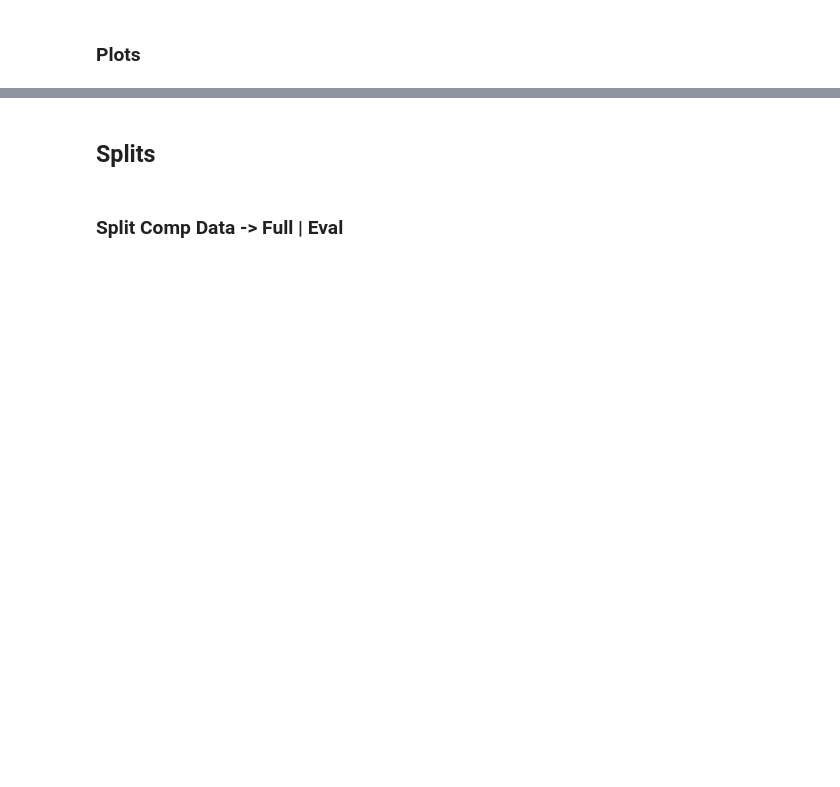
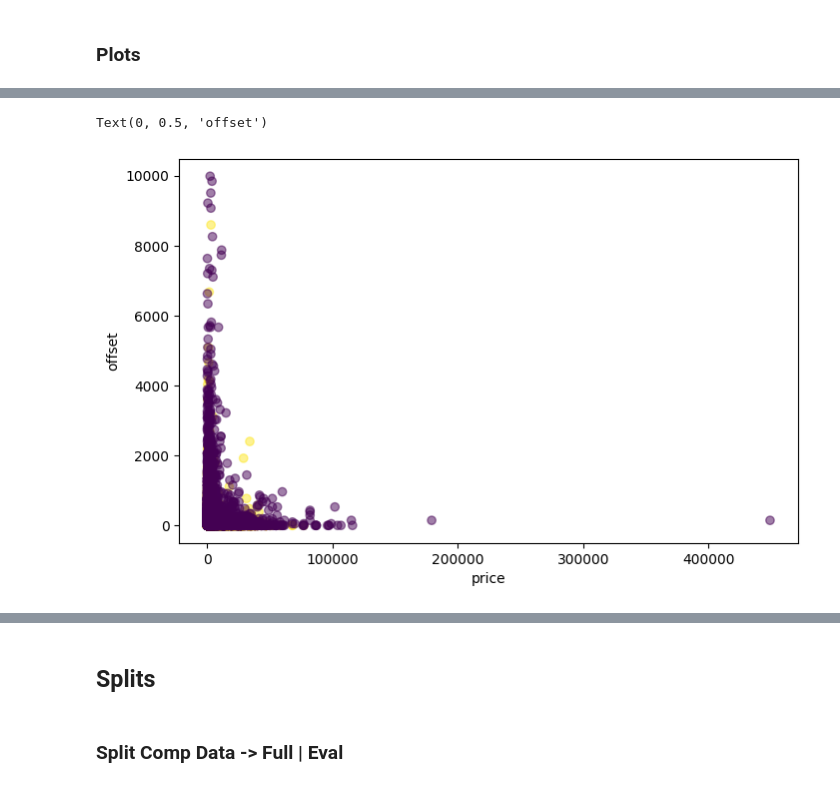
Before and after one commit to IgnacioPardo/TP2_TDVI, a Jupyter notebook: src/xgb2.ipynb, the cells around one changed output, grey strips where cells are left out. Saved outputs shown, nothing was run; the diff lists cells and outputs as text; code cells hidden in the pictures; blank space fills up the shorter version.

```diff
--- a/src/xgb2.ipynb
+++ b/src/xgb2.ipynb
@@ -465,0 +717,10 @@ plt.scatter(full_data["offset"], full_data["discount"], c=full_data["conversion"
+# %%
+fig, ax = plt.subplots(figsize=(8, 5))
+
+ax.scatter(sub_data["price"], sub_data["offset"], c=sub_data["conversion"], alpha=0.5)
+
+ax.set_xlabel("price")
+ax.set_ylabel("offset")
+# %% [output]
+Text(0, 0.5, 'offset')
+[figure, added]
```
Also changed, not shown: parts of 102 cells of this notebook, 1 other file.
